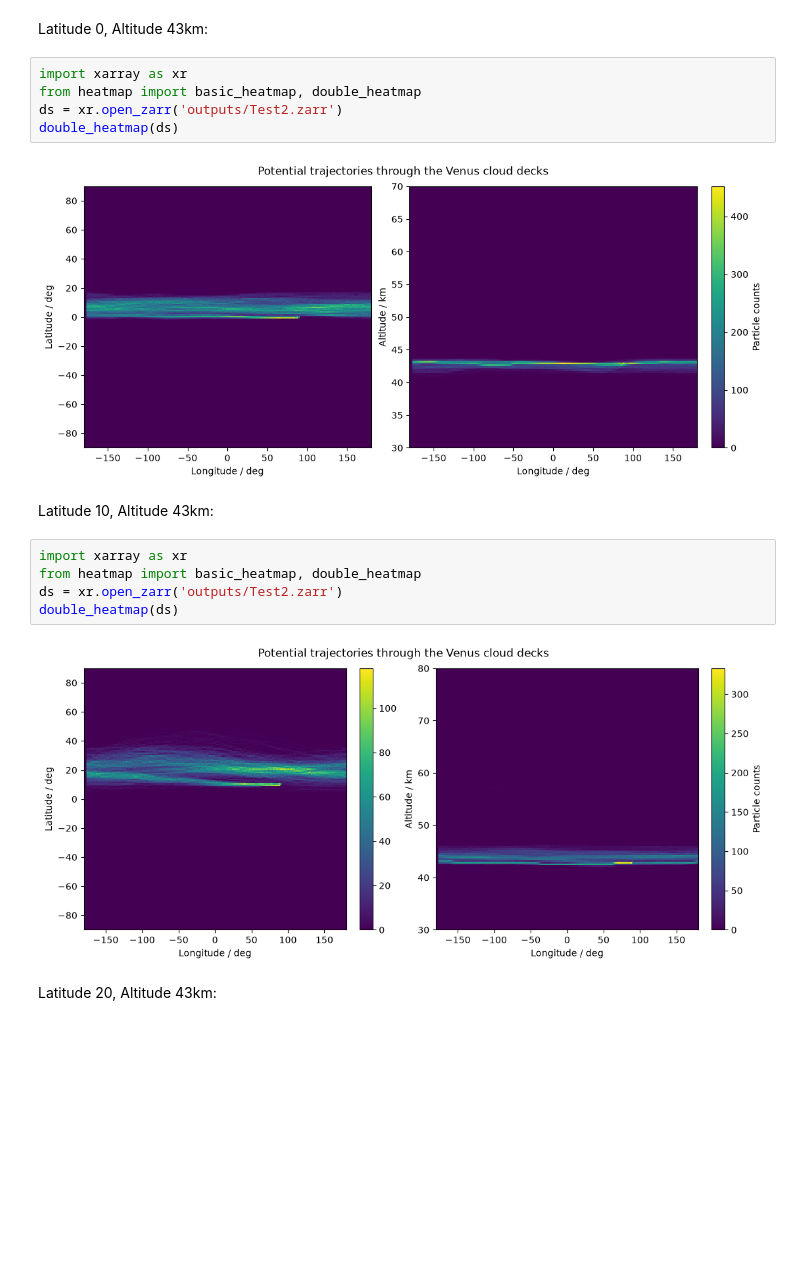
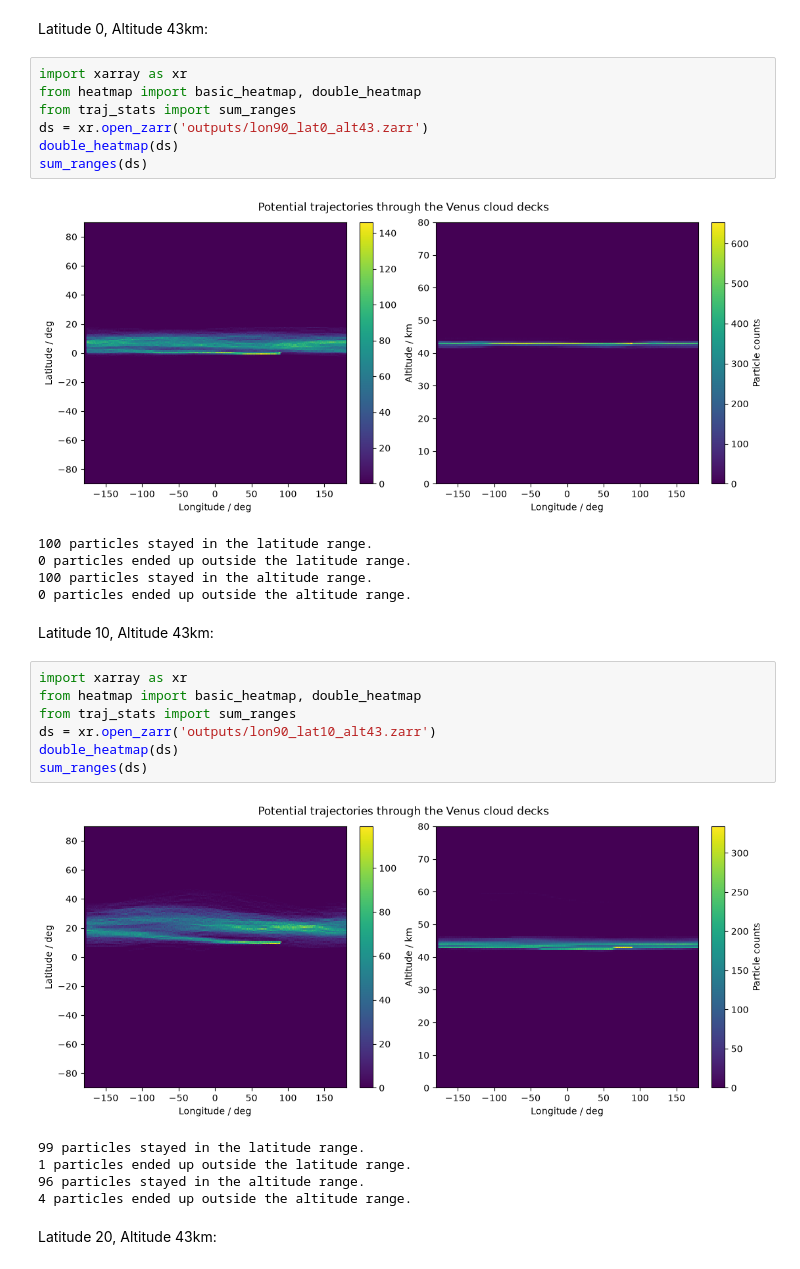
Before and after one commit to maureenjcohen/latraj, a Jupyter notebook: analysis.ipynb, the cells around one changed output. Drawn from its saved outputs; the diff is of its cells as text; blank space fills up the shorter version.

```diff
--- a/analysis.ipynb
+++ b/analysis.ipynb
@@ -25,19 +29,31 @@ Latitude 0, Altitude 43km:
 # %%
 import xarray as xr
 from heatmap import basic_heatmap, double_heatmap
-ds = xr.open_zarr('outputs/Test2.zarr')
+from traj_stats import sum_ranges
+ds = xr.open_zarr('outputs/lon90_lat0_alt43.zarr')
 double_heatmap(ds)
+sum_ranges(ds)
 # %% [output]
-[figure, old version]
+[figure, new version]
+100 particles stayed in the latitude range.
+0 particles ended up outside the latitude range.
+100 particles stayed in the altitude range.
+0 particles ended up outside the altitude range.
 # %% [markdown]
 Latitude 10, Altitude 43km:
 # %%
 import xarray as xr
 from heatmap import basic_heatmap, double_heatmap
-ds = xr.open_zarr('outputs/Test2.zarr')
+from traj_stats import sum_ranges
+ds = xr.open_zarr('outputs/lon90_lat10_alt43.zarr')
 double_heatmap(ds)
+sum_ranges(ds)
 # %% [output]
-[figure, old version]
+[figure, new version]
+99 particles stayed in the latitude range.
+1 particles ended up outside the latitude range.
+96 particles stayed in the altitude range.
+4 particles ended up outside the altitude range.
 # %% [markdown]
 Latitude 20, Altitude 43km:
 # %%
```
Also changed, not shown: parts of 22 cells of this notebook, 3 other files.
